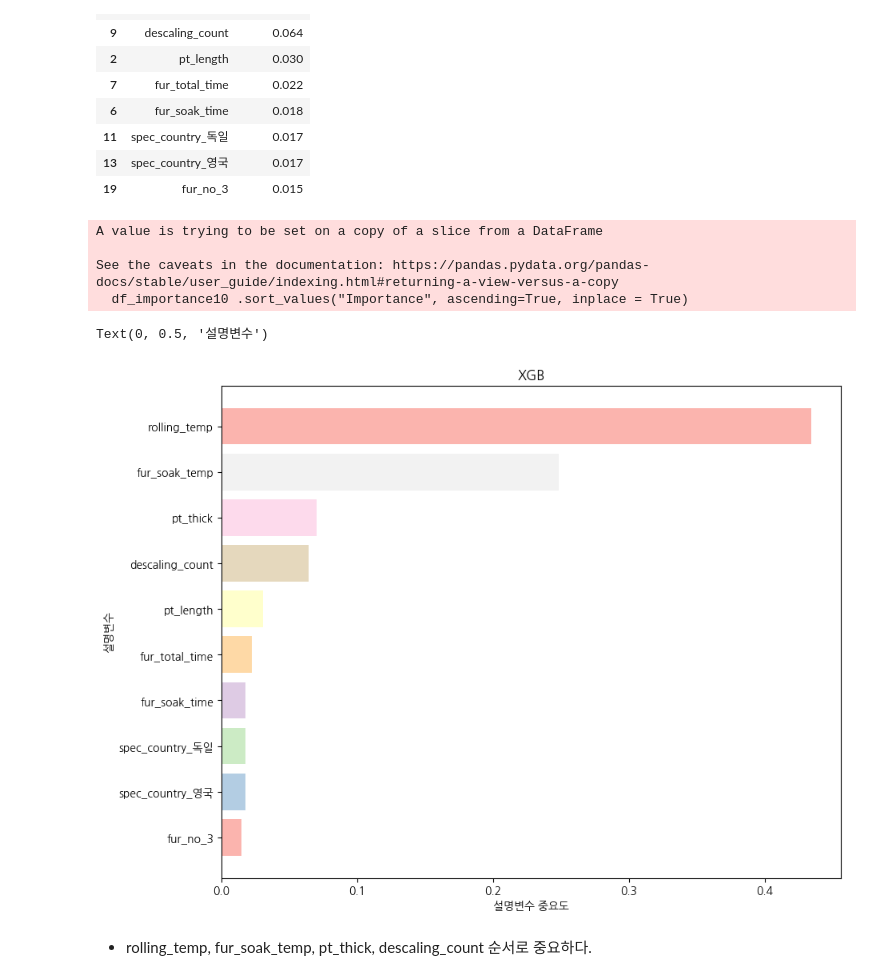
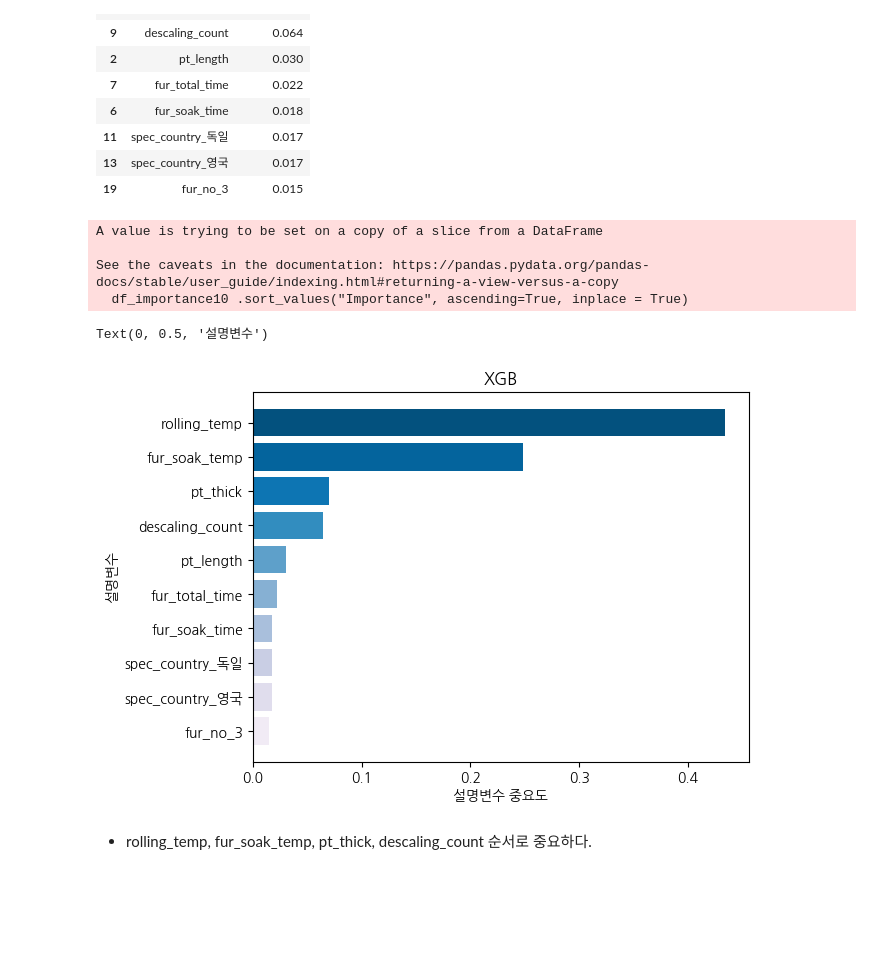
Before and after one commit to Seojiii/plate_project, a Jupyter notebook: scale_xgb.ipynb, the cells around one changed output. Saved outputs shown, nothing was run; the diff lists cells and outputs as text; code cells hidden in the pictures; blank space fills up the shorter version.

```diff
--- a/scale_xgb.ipynb
+++ b/scale_xgb.ipynb
@@ -479,23 +479,23 @@ df_importance10 .round(3)
 # %%
 # 설명변수 중요도 그래프
 # 중요도가 높은 변수를 상위 10개 그림
+# 설명변수 중요도 그래프
+# 중요도가 높은 변수를 상위 10개 그림
+df_importance10 .sort_values("Importance", ascending=True, inplace = True)
 
-palette = sns.color_palette("Pastel1", len(df_importance10))
-fig, ax = plt.subplots(figsize=(10, 8))
-
-df_importance10 .sort_values("Importance", ascending=True, inplace = True)
+pubu = sns.color_palette("PuBu", len(df_importance10))
 coordinates = range(len(df_importance10 ))
-plt.barh(y = coordinates, width = df_importance10 ["Importance"],color = palette )
+plt.barh(y = coordinates, width = df_importance10 ["Importance"], color=pubu)
 plt.title("XGB")
 plt.yticks(coordinates, df_importance10 ["Feature"])
 plt.xlabel("설명변수 중요도")
 plt.ylabel("설명변수")
 # %% [output]
 A value is trying to be set on a copy of a slice from a DataFrame
 
 See the caveats in the documentation: https://pandas.pydata.org/pandas-docs/stable/user_guide/indexing.html#returning-a-view-versus-a-copy
   df_importance10 .sort_values("Importance", ascending=True, inplace = True)
 Text(0, 0.5, '설명변수')
-[figure, old version]
+[figure, new version]
 # %% [markdown]
 - rolling_temp, fur_soak_temp, pt_thick, descaling_count 순서로 중요하다.
```
